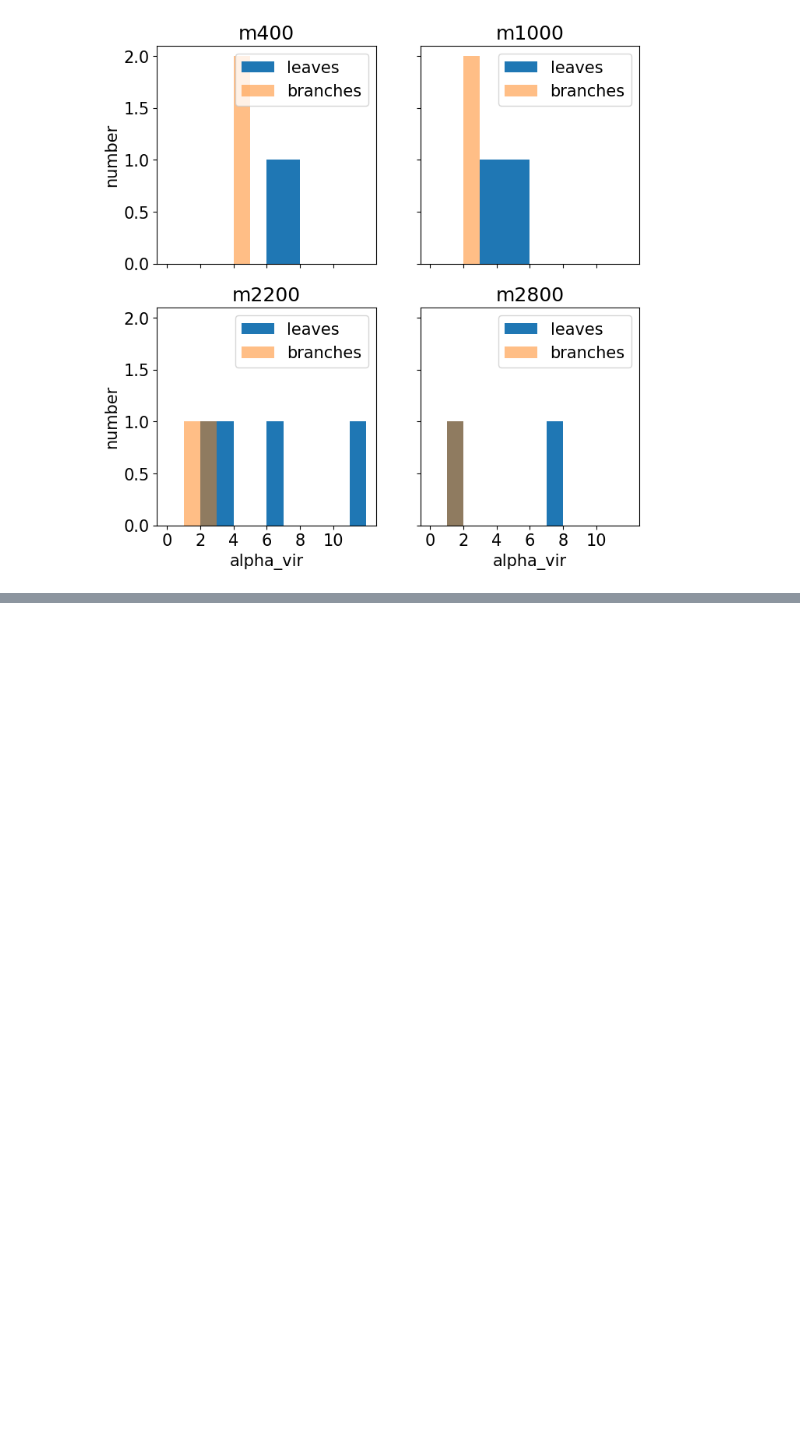
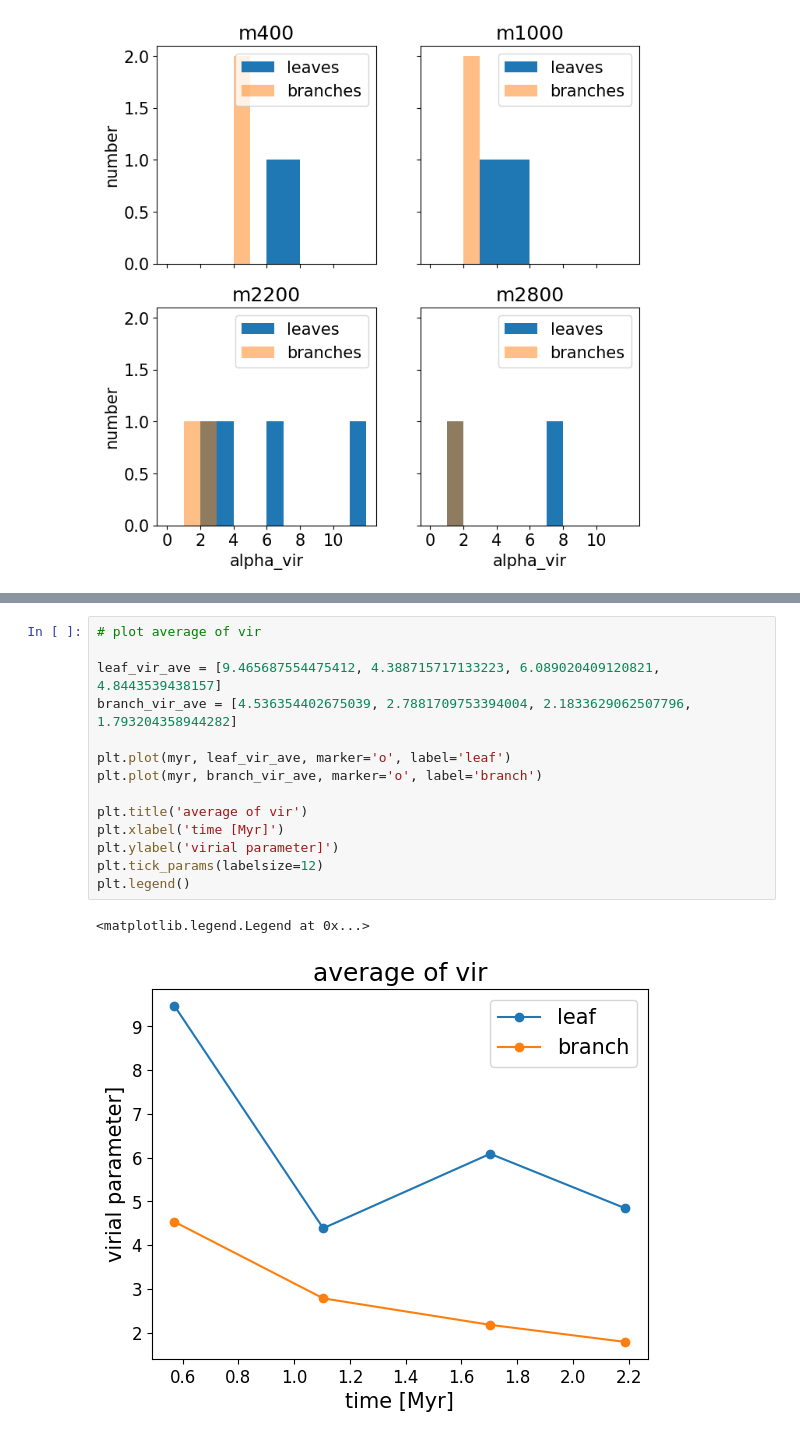
Before and after one commit to kotora260/StarGen, a Jupyter notebook: discuss_2D.ipynb, the cells around one changed output, grey strips where cells are left out. Saved outputs shown, nothing was run; the diff lists cells and outputs as text; blank space fills up the shorter version.

```diff
--- a/discuss_2D.ipynb
+++ b/discuss_2D.ipynb
@@ -238,0 +273,17 @@ plt.savefig("alpha_gvir_trunk_2D")
+# %%
+# plot average of vir
+
+leaf_vir_ave = [9.465687554475412, 4.388715717133223, 6.089020409120821, 4.8443539438157]
+branch_vir_ave = [4.536354402675039, 2.7881709753394004, 2.1833629062507796, 1.793204358944282]
+
+plt.plot(myr, leaf_vir_ave, marker='o', label='leaf')
+plt.plot(myr, branch_vir_ave, marker='o', label='branch')
+
+plt.title('average of vir')
+plt.xlabel('time [Myr]')
+plt.ylabel('virial parameter]')
+plt.tick_params(labelsize=12)
+plt.legend()
+# %% [output]
+<matplotlib.legend.Legend at 0x...>
+[figure, added]
```
Also changed, not shown: parts of 9 cells of this notebook, 4 other files.
